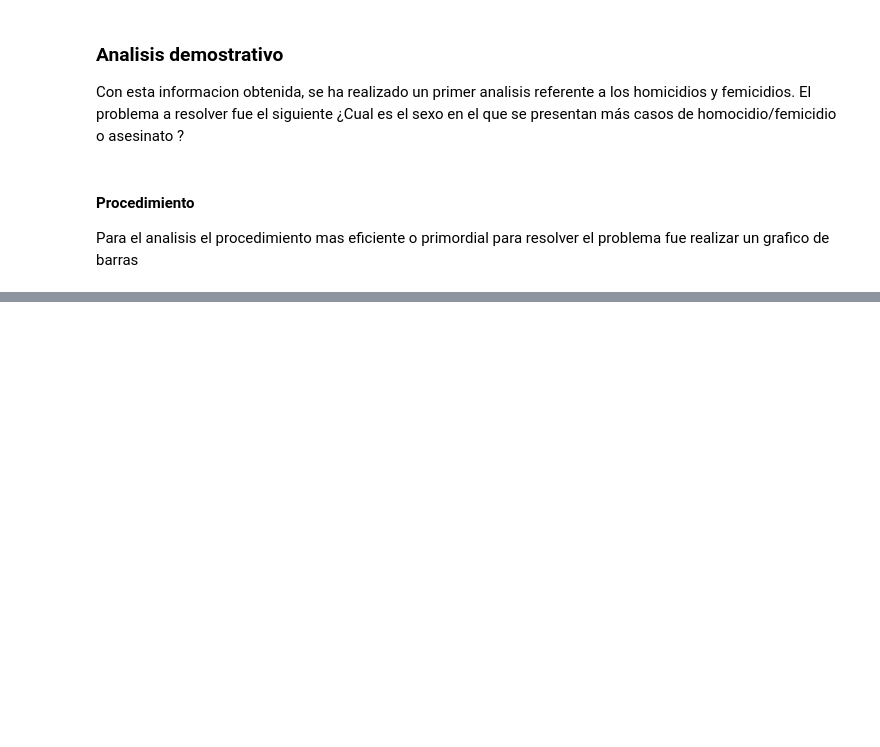
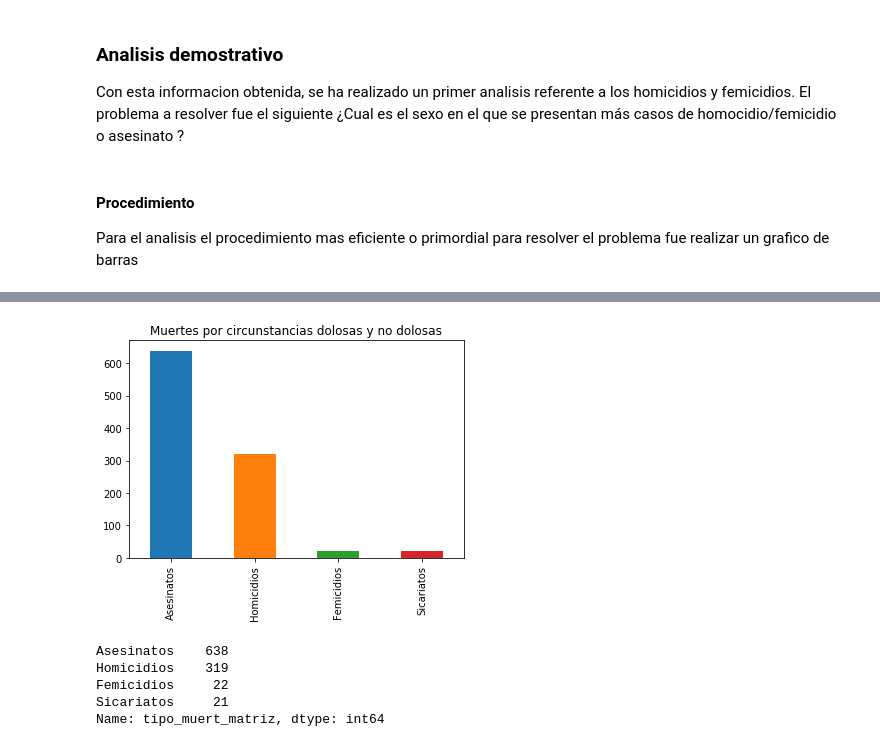
Before and after one commit to 2018-B-GR1-Python/Velasco-Yepez-Andres-David, a Jupyter notebook: proyecto/idea.ipynb, the cells around one changed output, grey strips where cells are left out. Drawn from its saved outputs; the diff is of its cells as text; code cells hidden in the pictures; blank space fills up the shorter version.

```diff
--- a/proyecto/idea.ipynb
+++ b/proyecto/idea.ipynb
@@ -71,0 +78,12 @@ Dada la información mostrada en el anterior grafico, se puede concluir rapidame
+# %%
+plt.title("Muertes por circunstancias dolosas y no dolosas")
+datos['tipo_muert_matriz'].value_counts().plot(kind='bar')
+plt.show()
+datos['tipo_muert_matriz'].value_counts()
+# %% [output]
+[figure, added]
+Asesinatos    638
+Homicidios    319
+Femicidios     22
+Sicariatos     21
+Name: tipo_muert_matriz, dtype: int64
```
Also changed, not shown: parts of 6 cells of this notebook, 2 other files.
